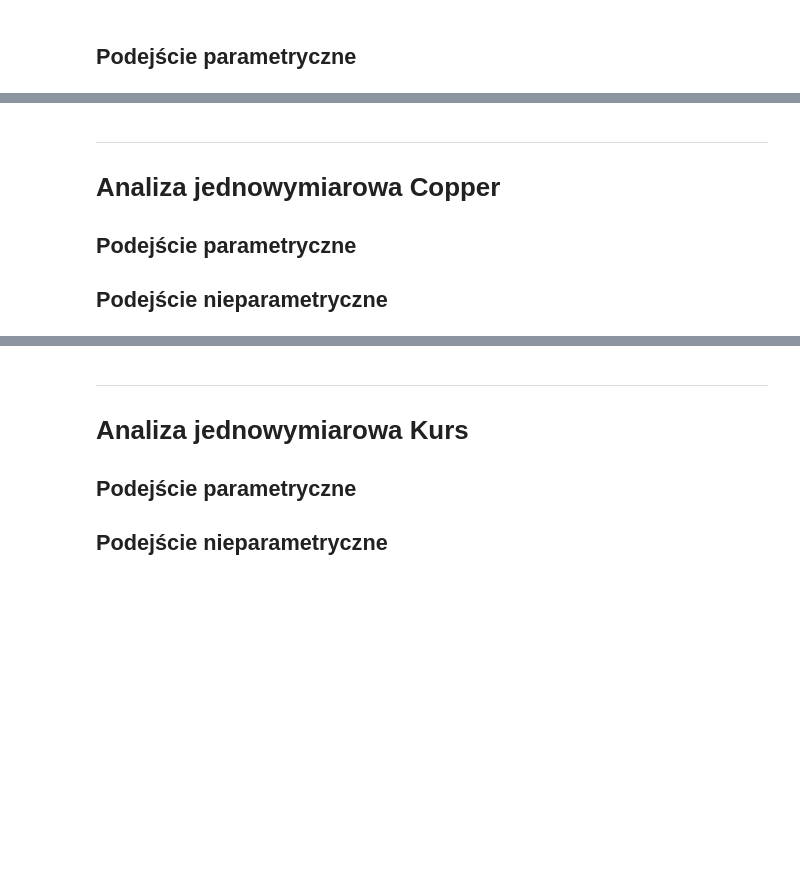
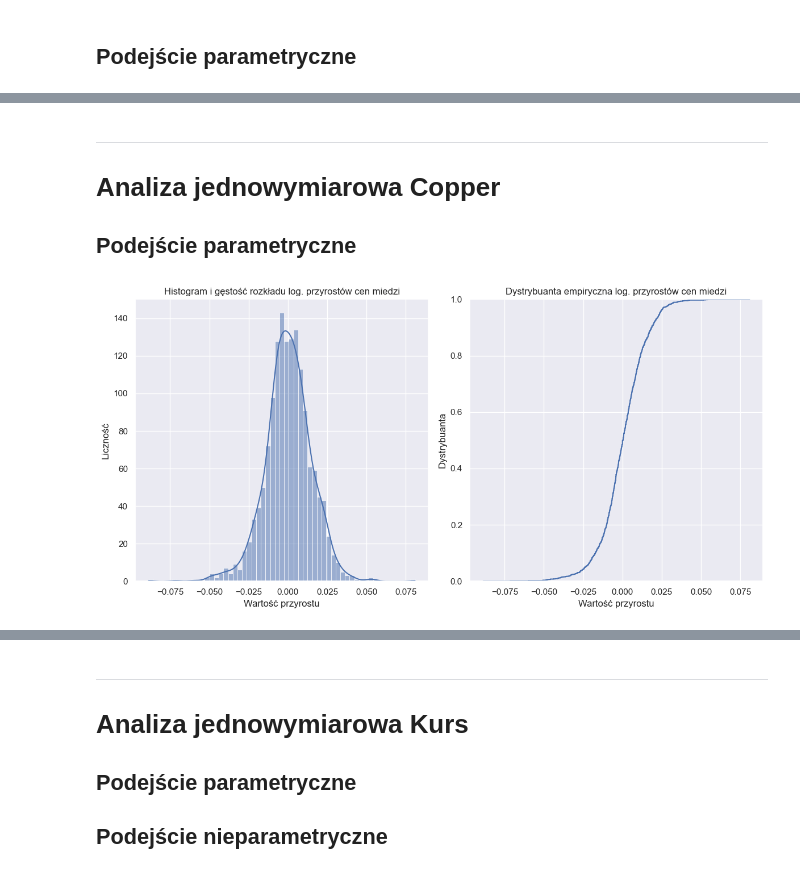
Before and after one commit to mathieuboro/nvidia_risk_management, a Jupyter notebook: projekt 2.ipynb, the cells around one changed output, grey strips where cells are left out. Saved outputs shown, nothing was run; the diff lists cells and outputs as text; code cells hidden in the pictures; blank space fills up the shorter version.

```diff
--- a/projekt 2.ipynb
+++ b/projekt 2.ipynb
@@ -383,5 +383,23 @@ ____
 # Analiza jednowymiarowa Copper
 
 ## Podejście parametryczne
-
-## Podejście nieparametryczne
+# %%
+fig, axes = plt.subplots(1, 2, figsize=(12, 6))
+
+# Histogram i gęstość rozkładu na pierwszym subplocie
+sns.histplot(log_returns_copper, kde=True, ax=axes[0])
+axes[0].set_title('Histogram i gęstość rozkładu log. przyrostów cen miedzi')
+axes[0].set_xlabel('Wartość przyrostu')
+axes[0].set_ylabel('Liczność')
+
+# Dystrybuanta empiryczna na drugim subplocie
+sns.ecdfplot(log_returns_copper, ax=axes[1])
+axes[1].set_title('Dystrybuanta empiryczna log. przyrostów cen miedzi')
+axes[1].set_xlabel('Wartość przyrostu')
+axes[1].set_ylabel('Dystrybuanta')
+
+# Wyświetlanie wykresu
+plt.tight_layout()
+plt.show()
+# %% [output]
+[figure, added]
```
Also changed, not shown: parts of 23 cells of this notebook.
